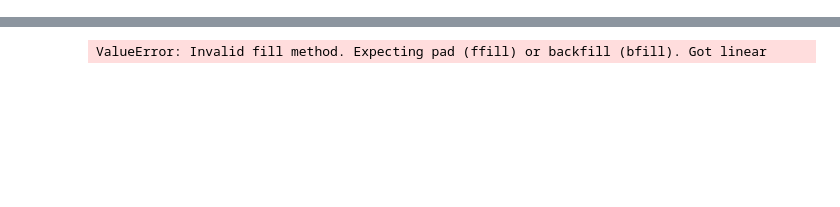
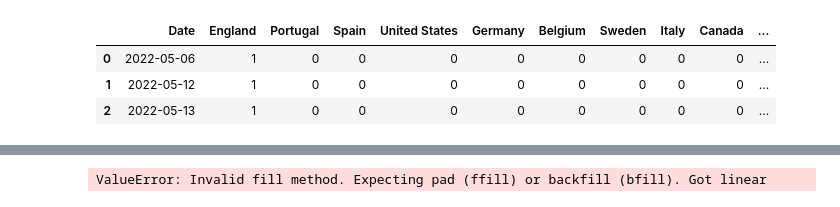
Before and after one commit to DyPeterson/monkeypox, a Jupyter notebook: notebooks/jarret2.ipynb, the cells around one changed output, grey strips where cells are left out. Drawn from its saved outputs; the diff is of its cells as text; code cells hidden in the pictures; blank space fills up the shorter version.

Commit message:
created dataframe for use with google data studio

```diff
--- a/notebooks/jarret2.ipynb
+++ b/notebooks/jarret2.ipynb
@@ -207,0 +279,87 @@ dtype: object
+# %%
+dataset_df = daily_df
+
+dataset_df.groupBy("Country").pivot("Country")
+
+pandas_DF = dataset_df.toPandas()
+
+pandas_DF.set_index('Country', inplace=True)
+transpose_df = pandas_DF.transpose()
+transpose_df.rename(columns = {'Country':'Date'})
+
+transpose_df.reset_index(inplace=True)
+
+spark_df=spark.createDataFrame(transpose_df)
+spark_df = spark_df.withColumnRenamed('index', 'Date')
+
+# spark_df.show()
+
+analysis_df = spark_df.toPandas()
+analysis_df = analysis_df.astype({"Date": "datetime64"})
+analysis_df = analysis_df.astype({"England": "int64"})
+analysis_df = analysis_df.astype({"Portugal": "int64"})
+analysis_df = analysis_df.astype({"Spain": "int64"})
+analysis_df = analysis_df.astype({"United States": "int64"})
+analysis_df = analysis_df.astype({"Germany": "int64"})
+analysis_df = analysis_df.astype({"Belgium": "int64"})
+analysis_df = analysis_df.astype({"Sweden": "int64"})
+analysis_df = analysis_df.astype({"Italy": "int64"})
+analysis_df = analysis_df.astype({"Canada": "int64"})
+analysis_df = analysis_df.astype({"France": "int64"})
+analysis_df = analysis_df.astype({"Australia": "int64"})
+analysis_df = analysis_df.astype({"Netherlands": "int64"})
+analysis_df = analysis_df.astype({"Israel": "int64"})
+analysis_df = analysis_df.astype({"Switzerland": "int64"})
+analysis_df = analysis_df.astype({"Austria": "int64"})
+analysis_df = analysis_df.astype({"Denmark": "int64"})
+analysis_df = analysis_df.astype({"Portugal": "int64"})
+analysis_df = analysis_df.astype({"Scotland": "int64"})
+analysis_df = analysis_df.astype({"Slovenia": "int64"})
+analysis_df = analysis_df.astype({"United Arab Emirates": "int64"})
+analysis_df = analysis_df.astype({"Czech Republic": "int64"})
+analysis_df = analysis_df.astype({"Northern Ireland": "int64"})
+analysis_df = analysis_df.astype({"Wales": "int64"})
+analysis_df = analysis_df.astype({"Ireland": "int64"})
+analysis_df = analysis_df.astype({"Argentina": "int64"})
+analysis_df = analysis_df.astype({"Finland": "int64"})
+analysis_df = analysis_df.astype({"Mexico": "int64"})
+analysis_df = analysis_df.astype({"Malta": "int64"})
+analysis_df = analysis_df.astype({"Norway": "int64"})
+analysis_df = analysis_df.astype({"Hungary": "int64"})
+analysis_df = analysis_df.astype({"Gibraltar": "int64"})
+analysis_df = analysis_df.astype({"Morocco": "int64"})
+analysis_df = analysis_df.astype({"Latvia": "int64"})
+analysis_df = analysis_df.astype({"Greece": "int64"})
+analysis_df = analysis_df.astype({"Brazil": "int64"})
+analysis_df = analysis_df.astype({"Ghana": "int64"})
+analysis_df = analysis_df.astype({"Poland": "int64"})
+analysis_df = analysis_df.astype({"Venezuela": "int64"})
+analysis_df = analysis_df.astype({"Romania": "int64"})
+analysis_df = analysis_df.astype({"Benin": "int64"})
+analysis_df = analysis_df.astype({"Iceland": "int64"})
+analysis_df = analysis_df.astype({"Georgia": "int64"})
+analysis_df = analysis_df.astype({"Luxembourg": "int64"})
+analysis_df = analysis_df.astype({"Chile": "int64"})
+analysis_df = analysis_df.astype({"Serbia": "int64"})
+analysis_df = analysis_df.astype({"Singapore": "int64"})
+analysis_df = analysis_df.astype({"Lebanon": "int64"})
+analysis_df = analysis_df.astype({"South Africa": "int64"})
+analysis_df = analysis_df.astype({"South Korea": "int64"})
+analysis_df = analysis_df.astype({"Colombia": "int64"})
+analysis_df = analysis_df.astype({"Croatia": "int64"})
+analysis_df = analysis_df.astype({"Bulgaria": "int64"})
+analysis_df = analysis_df.astype({"Taiwan": "int64"})
+analysis_df = analysis_df.astype({"Peru": "int64"})
+analysis_df = analysis_df.astype({"Estonia": "int64"})
+analysis_df = analysis_df.astype({"Puerto Rico": "int64"})
+analysis_df = analysis_df.astype({"Turkey": "int64"})
+analysis_df.dtypes
+analysis_df.head(3)
+# analysis_df.astype({"Date": "datetime64"})
+
+# analysis_df.to_csv("./pandasdf.csv", index=False, header=True
+# %% [output]
+|  | Date | England | Portugal | Spain | United States | Germany | Belgium | Sweden | Italy | Canada | ... |
+| 0 | 2022-05-06 | 1 | 0 | 0 | 0 | 0 | 0 | 0 | 0 | 0 | ... |
+| 1 | 2022-05-12 | 1 | 0 | 0 | 0 | 0 | 0 | 0 | 0 | 0 | ... |
+| 2 | 2022-05-13 | 1 | 0 | 0 | 0 | 0 | 0 | 0 | 0 | 0 | ... |
```
Also changed, not shown: parts of 7 cells of this notebook.
